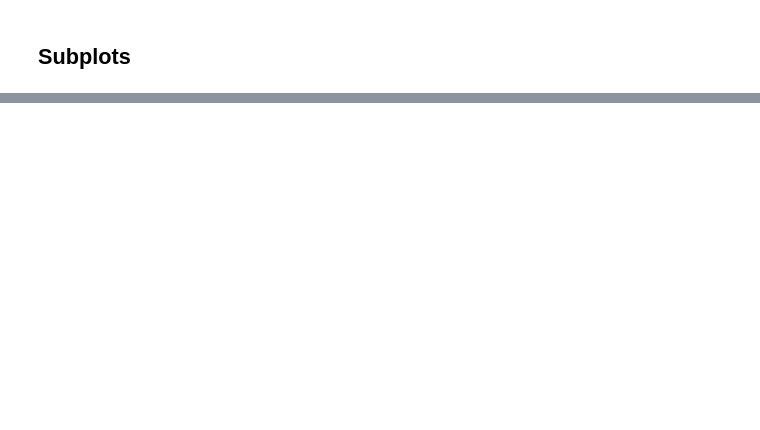
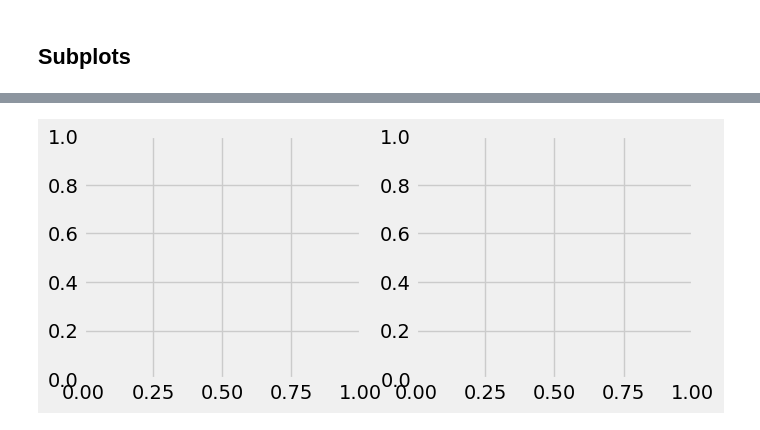
Before and after one commit to christoph-qing/visualization, a Jupyter notebook: 02_activities/assignments/participation/260127Lec4.ipynb, the cells around one changed output, grey strips where cells are left out. Cells and saved outputs as stored; diff of their text form; code cells hidden in the pictures; blank space fills up the shorter version.

```diff
--- a/02_activities/assignments/participation/260127Lec4.ipynb
+++ b/02_activities/assignments/participation/260127Lec4.ipynb
@@ -45,0 +99,7 @@ plt.show()
+# %%
+# two plots next to each other, so we just have to define multiple axes and their relative positions:
+fig,(ax1, ax2) = plt.subplots(ncols=2,
+nrows=1,
+figsize=(7, 3)) # specify both plots together
+# %% [output]
+[figure, added]
```
Also changed, not shown: parts of 22 cells of this notebook, 4 other files.
